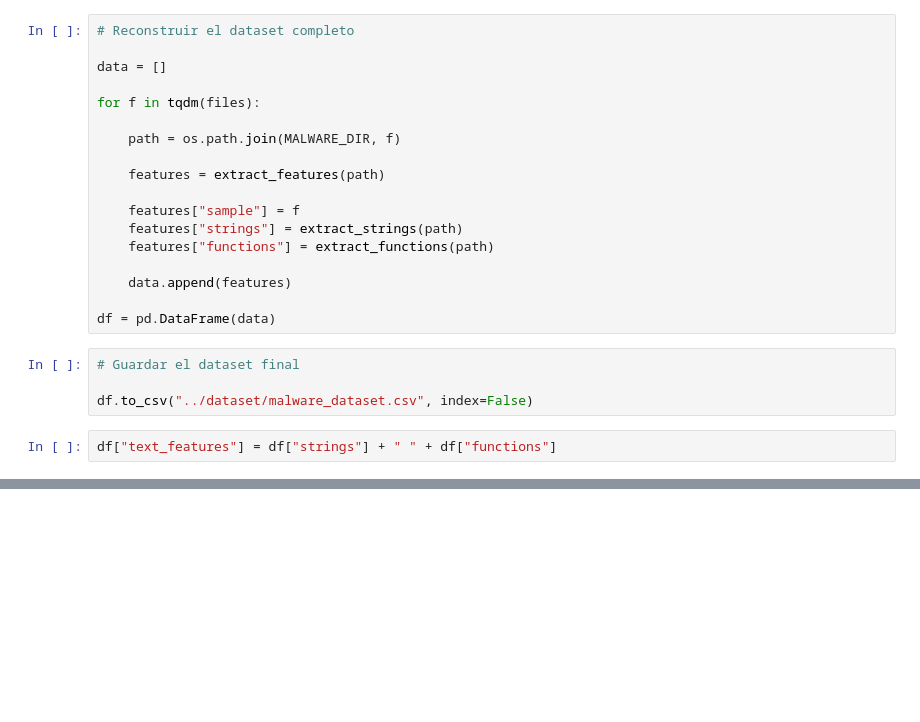
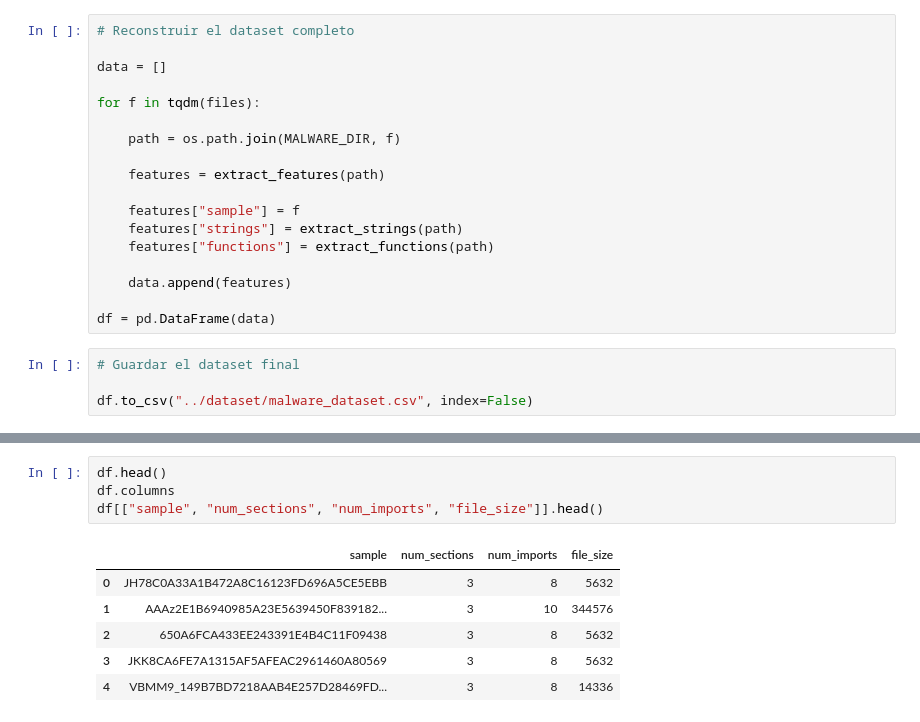
Before and after one commit to EdwinOrtegaK/Lab03_SDS, a Jupyter notebook: notebooks/lab3_malware_families.ipynb, the cells around one changed output, grey strips where cells are left out. Saved outputs shown, nothing was run; the diff lists cells and outputs as text; blank space fills up the shorter version.

```diff
--- a/notebooks/lab3_malware_families.ipynb
+++ b/notebooks/lab3_malware_families.ipynb
@@ -143,5 +143,3 @@ df = pd.DataFrame(data)
 # Guardar el dataset final
 
 df.to_csv("../dataset/malware_dataset.csv", index=False)
-# %%
-df["text_features"] = df["strings"] + " " + df["functions"]
@@ -183,0 +146,11 @@ plt.show()
+# %%
+df.head()
+df.columns
+df[["sample", "num_sections", "num_imports", "file_size"]].head()
+# %% [output]
+|  | sample | num_sections | num_imports | file_size |
+| 0 | JH78C0A33A1B472A8C16123FD696A5CE5EBB | 3 | 8 | 5632 |
+| 1 | AAAz2E1B6940985A23E5639450F839182... | 3 | 10 | 344576 |
+| 2 | 650A6FCA433EE243391E4B4C11F09438 | 3 | 8 | 5632 |
+| 3 | JKK8CA6FE7A1315AF5AFEAC2961460A80569 | 3 | 8 | 5632 |
+| 4 | VBMM9_149B7BD7218AAB4E257D28469FD... | 3 | 8 | 14336 |
```
Also changed, not shown: parts of 15 cells of this notebook.
